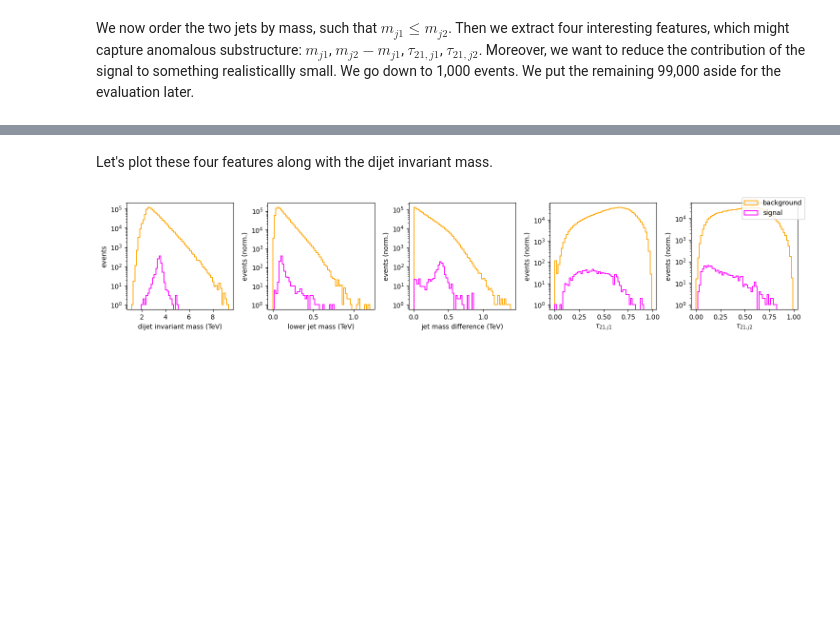
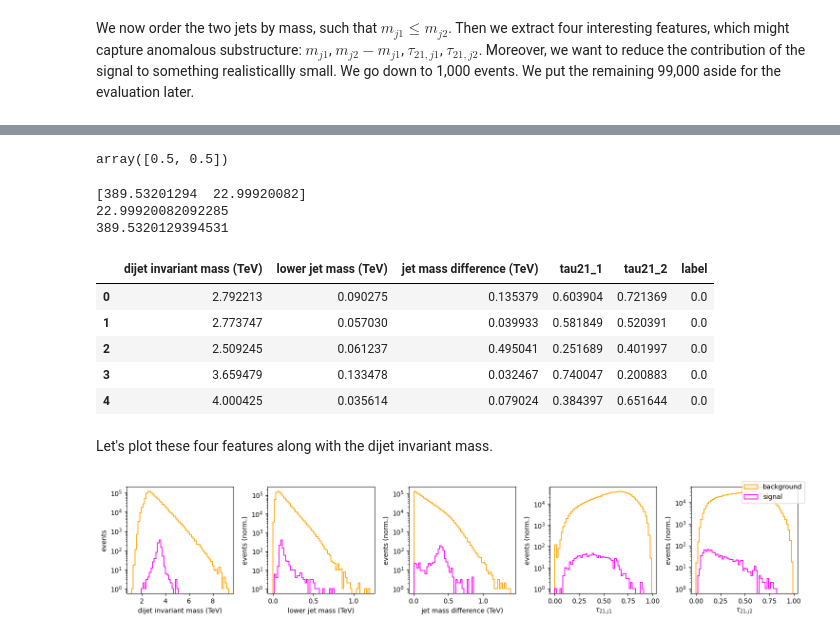
Before and after one commit to mghasemi19/Anomaly-detection-HEP, a Jupyter notebook: Anomaly_HEP.ipynb, the cells around one changed output, grey strips where cells are left out. Drawn from its saved outputs; the diff is of its cells as text; code cells hidden in the pictures; blank space fills up the shorter version.

```diff
--- a/Anomaly_HEP.ipynb
+++ b/Anomaly_HEP.ipynb
@@ -105,6 +169,18 @@ features.head()
 | 2 | -1229.619995 | 649.857971 | 8.089170 | 72.155502 | 47.168098 | 37.243198 | 33.658199 | 1196.250000 | -647.896973 | -1283.109985 | 78.230698 | ... |
 | 3 | -693.304016 | -1046.729980 | 1716.910034 | 55.797798 | 24.788601 | 6.890150 | 5.813390 | 747.961975 | 994.250000 | -412.966003 | 359.113007 | ... |
 | 4 | -1488.199951 | -25.370100 | -30.989700 | 84.891502 | 26.878799 | 15.517200 | 13.260400 | 1415.640015 | 20.905100 | 223.630997 | 77.506500 | ... |
+# %%
+np.array([1, 2]) / np.array([ 2, 4])
+# %% [output]
+array([0.5, 0.5])
+# %%
+print(mj1mj2[1])
+print(mjmin[1])
+print(mjmax[1])
+# %% [output]
+[389.53201294  22.99920082]
+22.99920082092285
+389.5320129394531
 # %%
 n_sig = 1000
 
@@ -145,6 +221,16 @@ np.random.shuffle(dataset_sig)
 dataset = np.vstack((dataset_bkg, dataset_sig[:n_sig]))
 dataset_extrasig = dataset_sig[n_sig:]  # remaining signal can be used for evaluation later
 np.random.shuffle(dataset)
+# %%
+dataset_df = pd.DataFrame(dataset, columns=["dijet invariant mass (TeV)", "lower jet mass (TeV)", "jet mass difference (TeV)", "tau21_1", "tau21_2", "label"])
+dataset_df.head()
+# %% [output]
+|  | dijet invariant mass (TeV) | lower jet mass (TeV) | jet mass difference (TeV) | tau21_1 | tau21_2 | label |
+| 0 | 2.792213 | 0.090275 | 0.135379 | 0.603904 | 0.721369 | 0.0 |
+| 1 | 2.773747 | 0.057030 | 0.039933 | 0.581849 | 0.520391 | 0.0 |
+| 2 | 2.509245 | 0.061237 | 0.495041 | 0.251689 | 0.401997 | 0.0 |
+| 3 | 3.659479 | 0.133478 | 0.032467 | 0.740047 | 0.200883 | 0.0 |
+| 4 | 4.000425 | 0.035614 | 0.079024 | 0.384397 | 0.651644 | 0.0 |
 # %% [markdown]
 Let's plot these four features along with the dijet invariant mass.
 # %%
```
Also changed, not shown: parts of 1 cell of this notebook.
